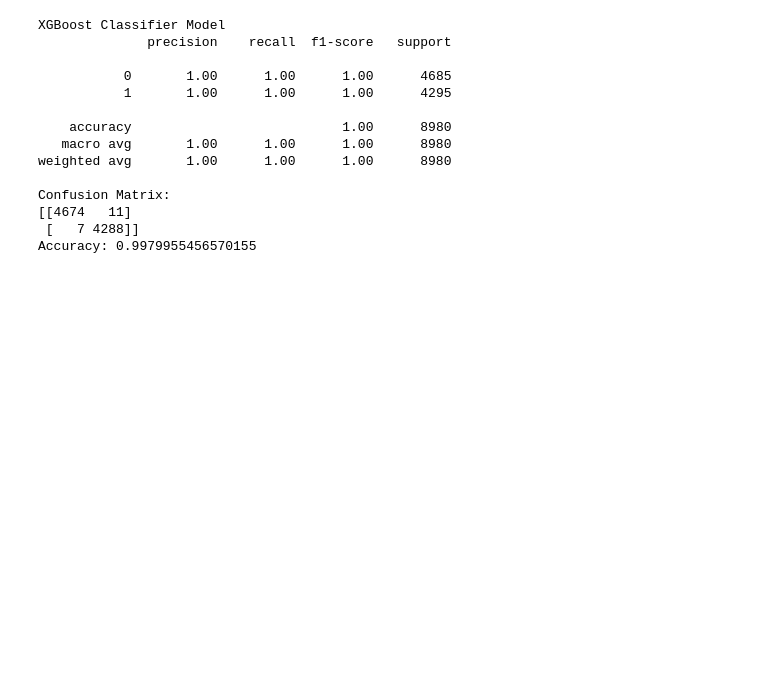
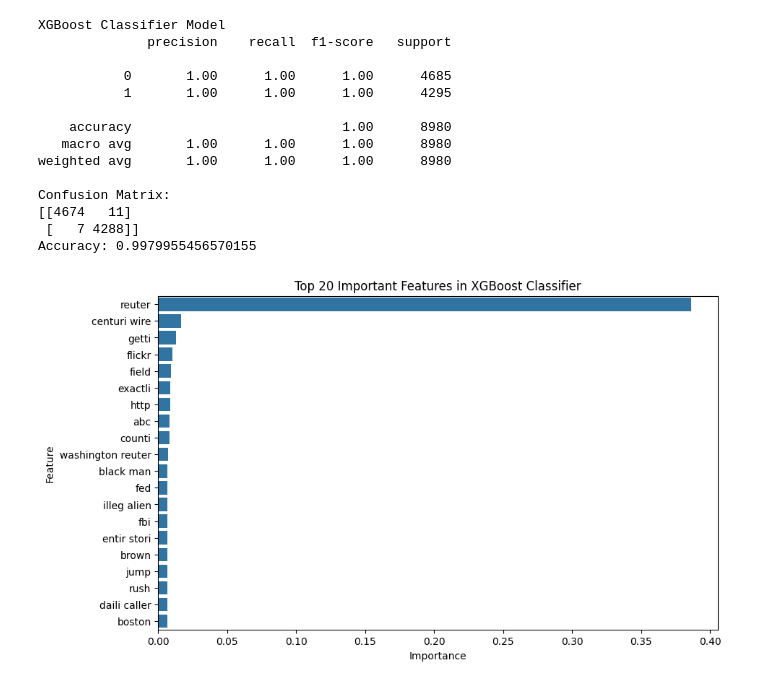
Before and after one commit to ahmadbuilds/fake-news-classifier, a Jupyter notebook: backend/notebooks/modeling.ipynb, the cells around one changed output. Drawn from its saved outputs; the diff is of its cells as text; code cells hidden in the pictures; blank space fills up the shorter version.

Commit message:
top 20 Important features of XGBoost Model Visualization Completed

```diff
--- a/backend/notebooks/modeling.ipynb
+++ b/backend/notebooks/modeling.ipynb
@@ -193,3 +193,16 @@ Confusion Matrix:
 [[4674   11]
  [   7 4288]]
 Accuracy: 0.9979955456570155
+# %%
+feature_importance = XGBoostModel.named_steps['classifier'].feature_importances_
+feature_importance_df=pd.DataFrame({'feature':feature_names,'importance':feature_importance})
+feature_importance_df=feature_importance_df.sort_values(by='importance',ascending=False).head(20)
+#visualizing the top 20 important features
+plt.figure(figsize=(10,6))
+sns.barplot(x='importance', y='feature', data=feature_importance_df)
+plt.title("Top 20 Important Features in XGBoost Classifier")
+plt.xlabel("Importance")
+plt.ylabel("Feature")
+plt.show()
+# %% [output]
+[figure, added]
```
Also changed, not shown: 1 other file.
